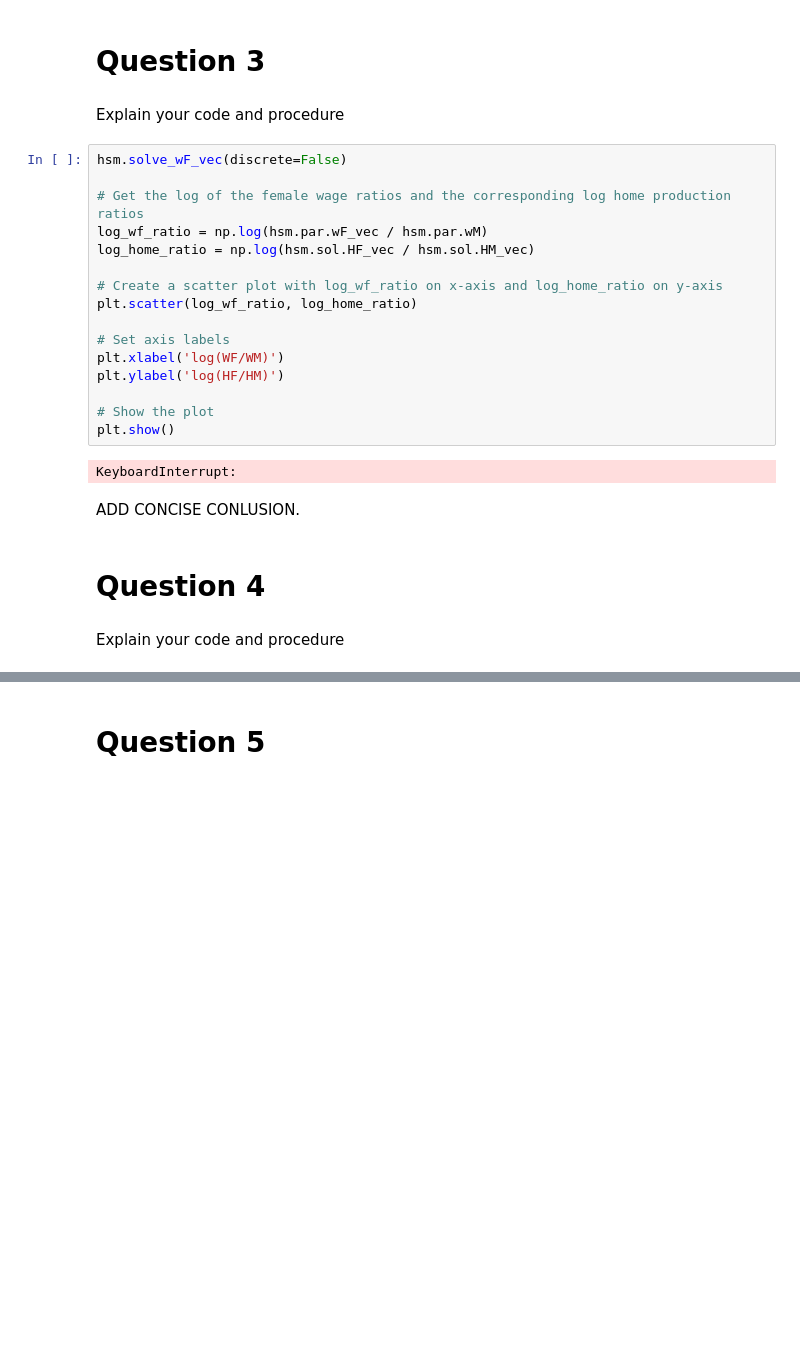
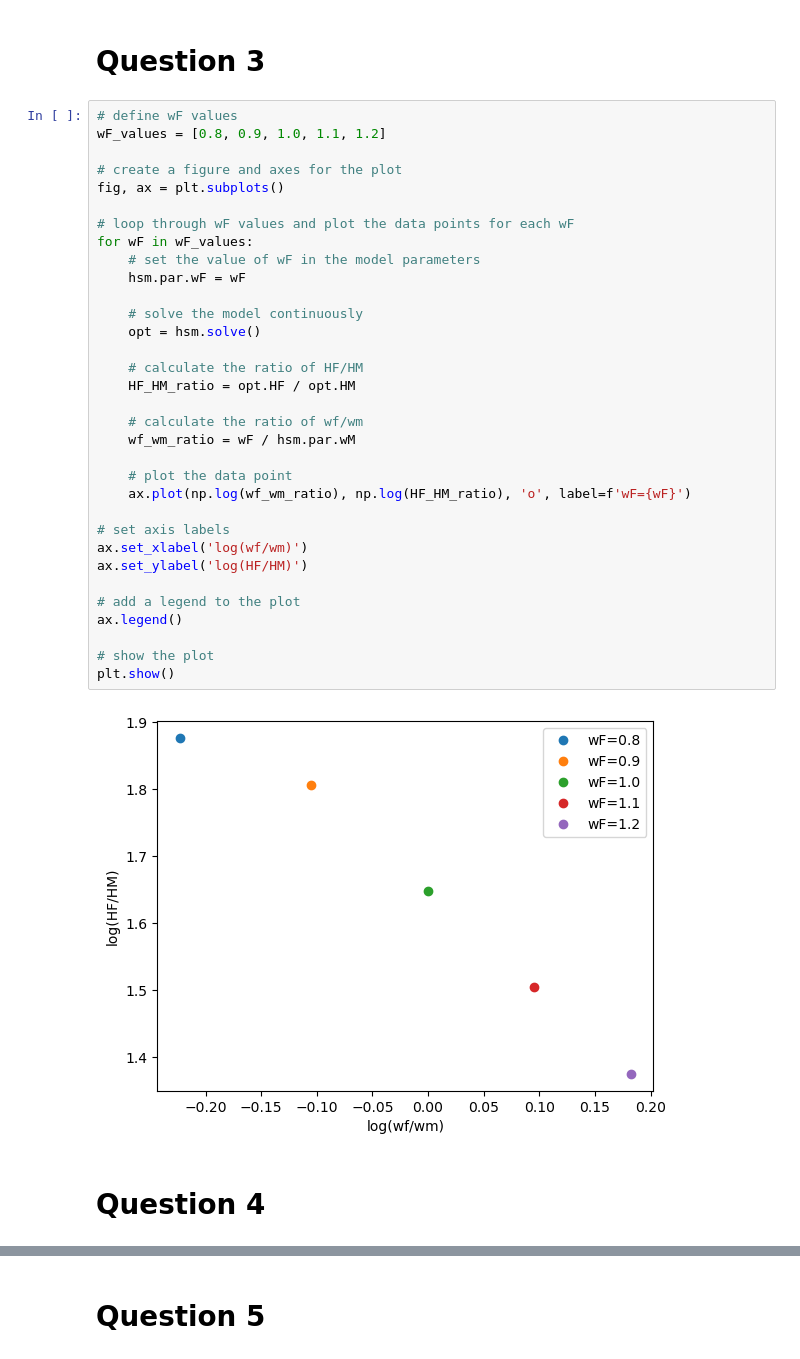
Before and after one commit to NumEconCopenhagen/projects-2023-2x-chris-og-ras, a Jupyter notebook: inauguralproject/inauguralproject.ipynb, the cells around one changed output, grey strips where cells are left out. Saved outputs shown, nothing was run; the diff lists cells and outputs as text; blank space fills up the shorter version.

```diff
--- a/inauguralproject/inauguralproject.ipynb
+++ b/inauguralproject/inauguralproject.ipynb
@@ -73,28 +78,39 @@ plt.show()
 # %% [markdown]
 # Question 3
-# %% [markdown]
-Explain your code and procedure
-# %%
-hsm.solve_wF_vec(discrete=False)
-
-# Get the log of the female wage ratios and the corresponding log home production ratios
-log_wf_ratio = np.log(hsm.par.wF_vec / hsm.par.wM)
-log_home_ratio = np.log(hsm.sol.HF_vec / hsm.sol.HM_vec)
-
-# Create a scatter plot with log_wf_ratio on x-axis and log_home_ratio on y-axis
-plt.scatter(log_wf_ratio, log_home_ratio)
-
-# Set axis labels
-plt.xlabel('log(WF/WM)')
-plt.ylabel('log(HF/HM)')
-
-# Show the plot
-plt.show()
-# %% [output]
-KeyboardInterrupt:
-# %% [markdown]
-ADD CONCISE CONLUSION.
+# %%
+# define wF values
+wF_values = [0.8, 0.9, 1.0, 1.1, 1.2]
+
+# create a figure and axes for the plot
+fig, ax = plt.subplots()
+
+# loop through wF values and plot the data points for each wF
+for wF in wF_values:
+    # set the value of wF in the model parameters
+    hsm.par.wF = wF
+
+    # solve the model continuously
+    opt = hsm.solve()
+
+    # calculate the ratio of HF/HM
+    HF_HM_ratio = opt.HF / opt.HM
+
+    # calculate the ratio of wf/wm
+    wf_wm_ratio = wF / hsm.par.wM
+
+    # plot the data point
+    ax.plot(np.log(wf_wm_ratio), np.log(HF_HM_ratio), 'o', label=f'wF={wF}')
+
+# set axis labels
+ax.set_xlabel('log(wf/wm)')
+ax.set_ylabel('log(HF/HM)')
+
+# add a legend to the plot
+ax.legend()
+
+# show the plot
+plt.show()
+# %% [output]
+[figure, added]
 # %% [markdown]
 # Question 4
-# %% [markdown]
-Explain your code and procedure
```
Also changed, not shown: parts of 12 cells of this notebook, 1 other file.
